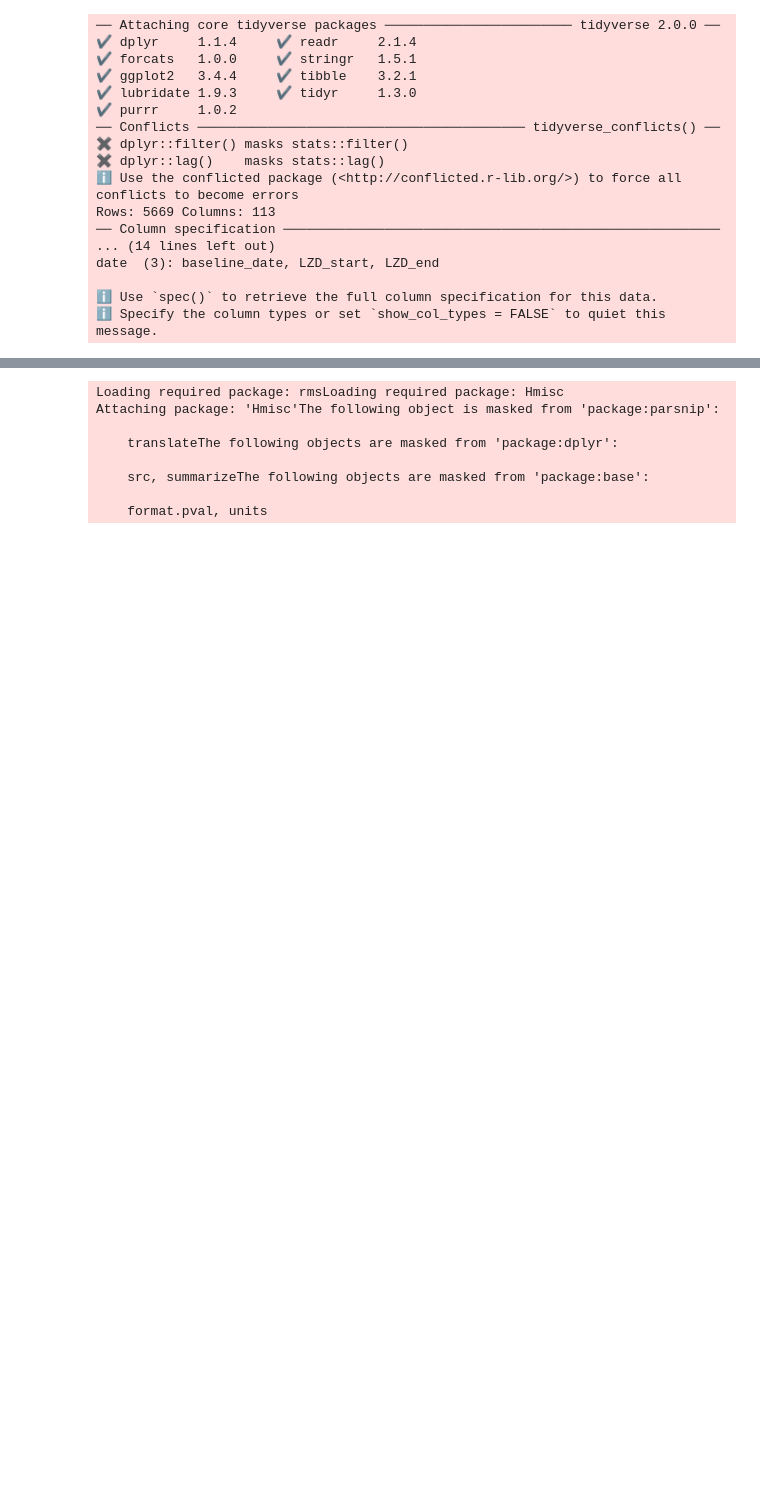
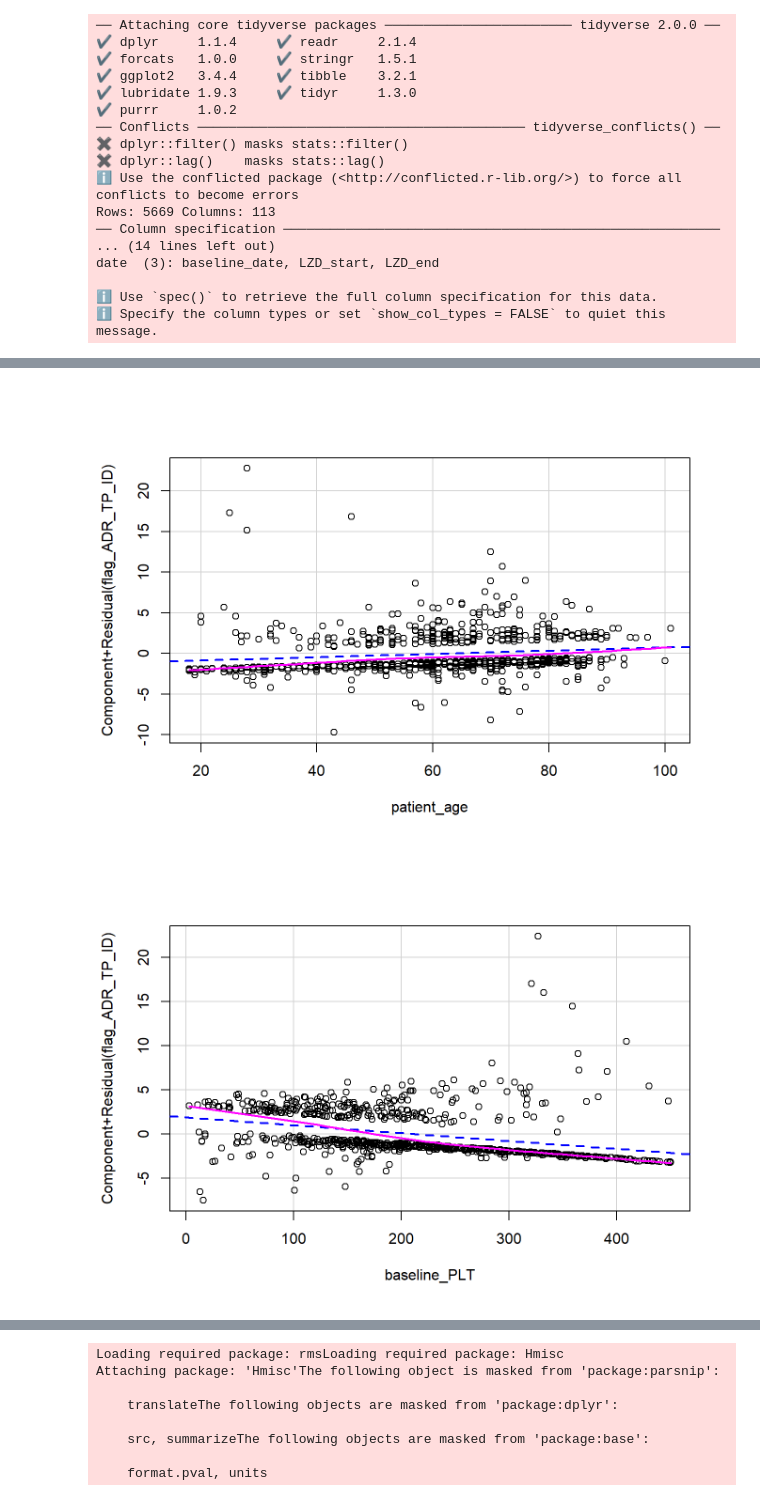
Before and after one commit to AnTangQuoc/LZD-TP-pred-model, a Jupyter notebook: notebooks/3-apparent-performance.embed.ipynb, the cells around one changed output, grey strips where cells are left out. Saved outputs shown, nothing was run; the diff lists cells and outputs as text; code cells hidden in the pictures; blank space fills up the shorter version.

```diff
--- a/notebooks/3-apparent-performance.embed.ipynb
+++ b/notebooks/3-apparent-performance.embed.ipynb
@@ -71,0 +142,5 @@ library(tidymodels)
+# %%
+car::crPlot(model_full$fit, variable = "patient_age")
+# %% [output]
+[figure, added]
+[figure, added]
```
Also changed, not shown: parts of 15 cells of this notebook, 51 other files.
